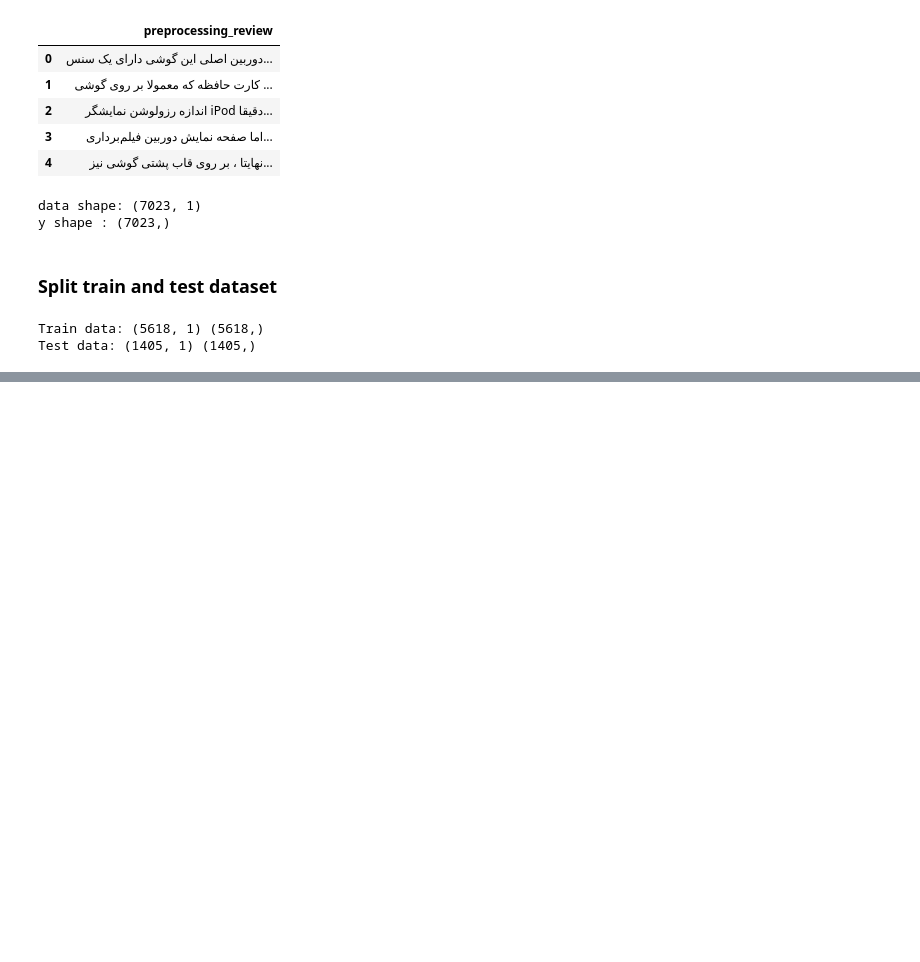
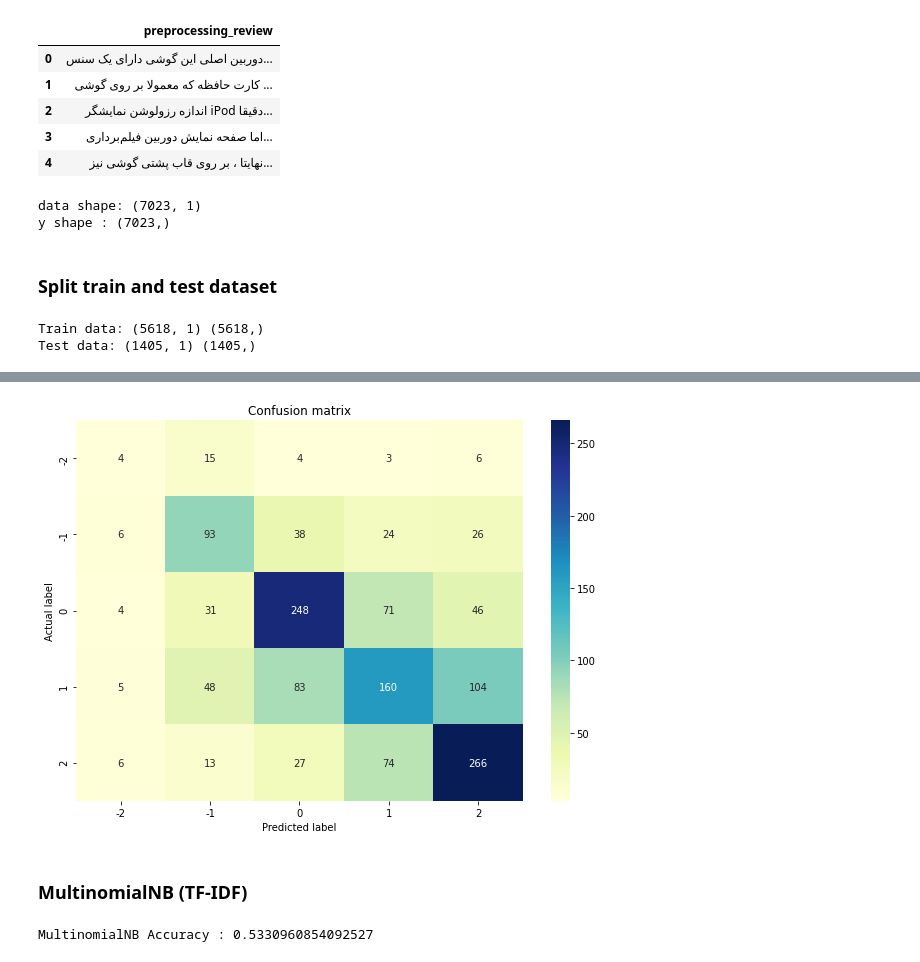
Before and after one commit to ZahraDehghani99/AI-Internship, a Jupyter notebook: Phase04-NLP-with-ML/Sentiment_Analysis_Product_Review.ipynb, the cells around one changed output, grey strips where cells are left out. Saved outputs shown, nothing was run; the diff lists cells and outputs as text; code cells hidden in the pictures; blank space fills up the shorter version.

Commit message:
Add MultinomialNB and Random Forest models.

```diff
--- a/Phase04-NLP-with-ML/Sentiment_Analysis_Product_Review.ipynb
+++ b/Phase04-NLP-with-ML/Sentiment_Analysis_Product_Review.ipynb
@@ -379,0 +384,10 @@ Test data: (1405, 1) (1405,)
+# %%
+from sklearn.feature_extraction.text import CountVectorizer
+
+# we have used min_df=5 as we only wants those words which occurs at least 5 times in the whole corpus.
+cv = CountVectorizer(min_df=5)
+X_train_bow = cv.fit_transform(X_train['preprocessing_review'])
+X_test_bow = cv.transform(X_test['preprocessing_review'])
+
+print(f'X_train_bow shape : {X_train_bow.shape}')
+print(f'X_test_bow shape : {X_test_bow.shape}')
@@ -379,0 +415,8 @@ Test data: (1405, 1) (1405,)
+# %%
+from sklearn.naive_bayes import MultinomialNB
+from sklearn import metrics
+
+# model generation using multinomial naive bayes
+clf_NB = MultinomialNB().fit(X_train_bow, y_train)
+predicted_NB_bow = clf_NB.predict(X_test_bow)
+print(f'MultinomialNB Accuracy : {metrics.accuracy_score(y_test, predicted_NB_bow)}')
@@ -379,0 +441,29 @@ Test data: (1405, 1) (1405,)
+# %%
+from sklearn import metrics
+import numpy as np
+import seaborn as sns
+
+#define a fuction for confusion matrix
+def confusion_matrix(y_test, predicted):
+
+    df_cm = pd.DataFrame(metrics.confusion_matrix(y_test, predicted), index = [-2, -1, 0, 1, 2],
+                  columns = [-2, -1, 0, 1, 2])
+    plt.figure(figsize = (10,7))
+    sns.heatmap(df_cm, annot=True, cmap="YlGnBu" ,fmt='g')
+    plt.title('Confusion matrix', y=1.1)
+    plt.ylabel('Actual label')
+    plt.xlabel('Predicted label')
+    plt.show()
+# %%
+confusion_matrix(y_test, predicted_NB_bow)
+# %% [output]
+[figure, added]
+# %% [markdown]
+### MultinomialNB (TF-IDF)
+# %%
+# model generation using multinomial naive bayes
+clf_NB_tfidf = MultinomialNB().fit(X_train_tfidf, y_train)
+predicted_NB_tfidf = clf_NB_tfidf.predict(X_test_tfidf)
+print(f'MultinomialNB Accuracy : {metrics.accuracy_score(y_test, predicted_NB_tfidf)}')
+# %% [output]
+MultinomialNB Accuracy : 0.5330960854092527
```
Also changed, not shown: parts of 26 cells of this notebook.
